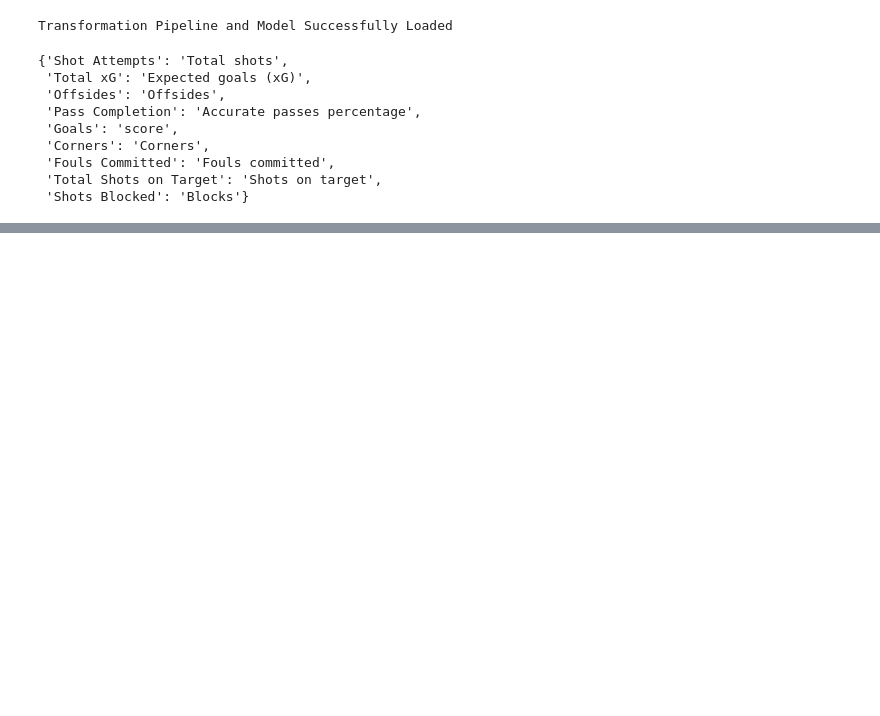
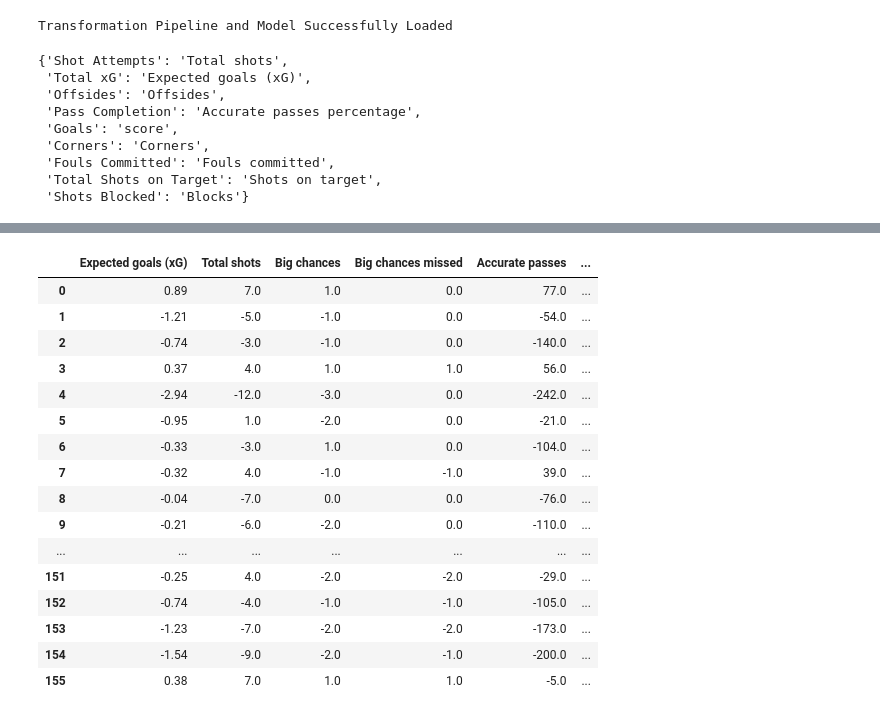
Before and after one commit to ido-tzhori/halftime, a Jupyter notebook: tester.ipynb, the cells around one changed output, grey strips where cells are left out. Cells and saved outputs as stored; diff of their text form; code cells hidden in the pictures; blank space fills up the shorter version.

```diff
--- a/tester.ipynb
+++ b/tester.ipynb
@@ -167,0 +230,20 @@ df
+# %%
+df
+# %% [output]
+|  | Expected goals (xG) | Total shots | Big chances | Big chances missed | Accurate passes | ... |
+| 0 | 0.89 | 7.0 | 1.0 | 0.0 | 77.0 | ... |
+| 1 | -1.21 | -5.0 | -1.0 | 0.0 | -54.0 | ... |
+| 2 | -0.74 | -3.0 | -1.0 | 0.0 | -140.0 | ... |
+| 3 | 0.37 | 4.0 | 1.0 | 1.0 | 56.0 | ... |
+| 4 | -2.94 | -12.0 | -3.0 | 0.0 | -242.0 | ... |
+| 5 | -0.95 | 1.0 | -2.0 | 0.0 | -21.0 | ... |
+| 6 | -0.33 | -3.0 | 1.0 | 0.0 | -104.0 | ... |
+| 7 | -0.32 | 4.0 | -1.0 | -1.0 | 39.0 | ... |
+| 8 | -0.04 | -7.0 | 0.0 | 0.0 | -76.0 | ... |
+| 9 | -0.21 | -6.0 | -2.0 | 0.0 | -110.0 | ... |
+| ... | ... | ... | ... | ... | ... | ... |
+| 151 | -0.25 | 4.0 | -2.0 | -2.0 | -29.0 | ... |
+| 152 | -0.74 | -4.0 | -1.0 | -1.0 | -105.0 | ... |
+| 153 | -1.23 | -7.0 | -2.0 | -2.0 | -173.0 | ... |
+| 154 | -1.54 | -9.0 | -2.0 | -1.0 | -200.0 | ... |
+| 155 | 0.38 | 7.0 | 1.0 | 1.0 | -5.0 | ... |
```
Also changed, not shown: parts of 29 cells of this notebook, 10 other files.
